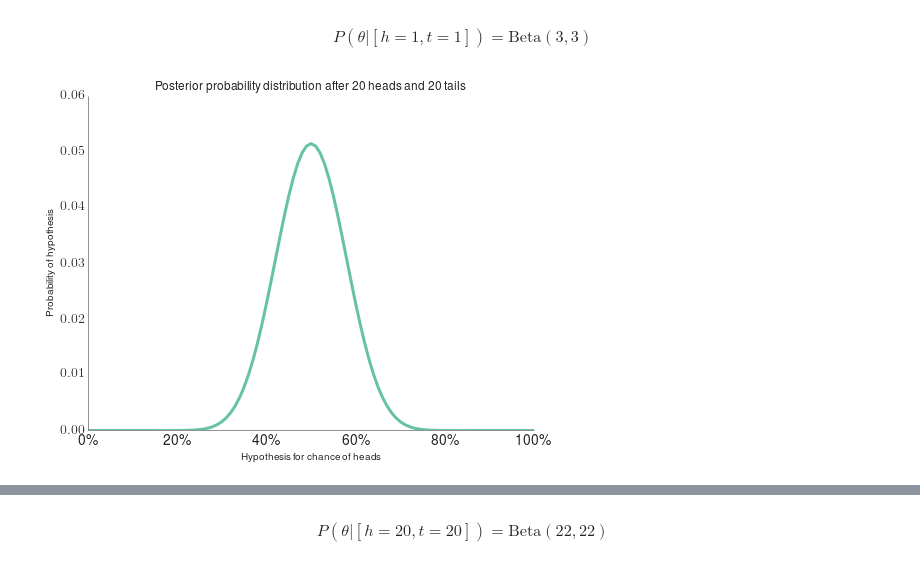
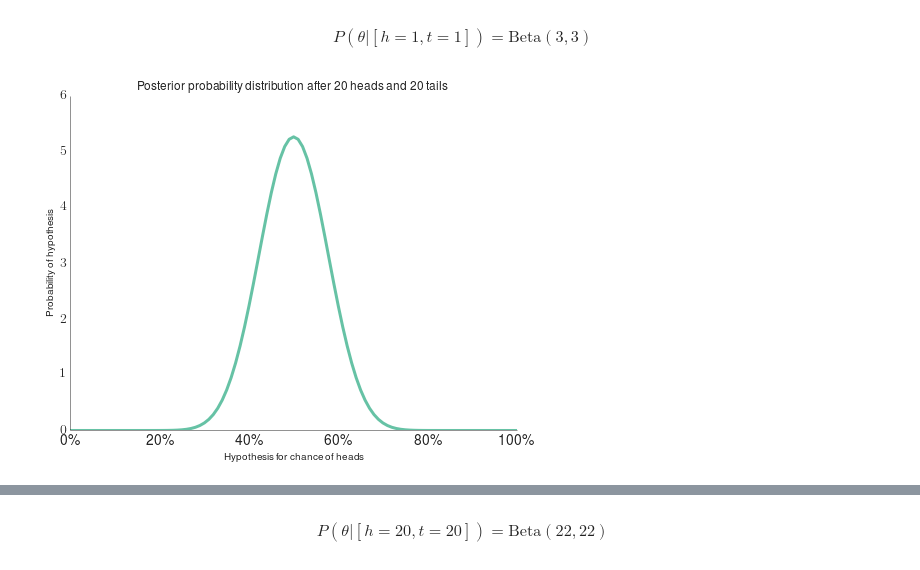
Before and after one commit to twiecki/pymc3_talk, a Jupyter notebook: bayesian_pymc3.ipynb, the cells around one changed output, grey strips where cells are left out. Saved outputs shown, nothing was run; the diff lists cells and outputs as text; code cells hidden in the pictures.

```diff
--- a/bayesian_pymc3.ipynb
+++ b/bayesian_pymc3.ipynb
@@ -156,16 +132,13 @@ $$ P(\theta | [h=1, t=1]) = \text{Beta}(3, 3) $$
 # %%
 fig = plt.figure(figsize=(8, 6))
 ax = fig.add_subplot(111, xlabel='Hypothesis for chance of heads',
             ylabel='Probability of hypothesis',
             title='Posterior probability distribution after 20 heads and 20 tails')
-for i in range(18):
-    update_success(possibilities)
-    update_failure(possibilities)
-ppl.plot(ax, x_coin, possibilities, linewidth=3.)
+ppl.plot(ax, x_coin, stats.beta(22, 22).pdf(x_coin), linewidth=3.)
 ax.set_xticklabels(['0\%', '20\%', '40\%', '60\%', '80\%', '100\%']);
 fig.savefig('coin4.png')
 # %% [output]
-[figure, old version]
+[figure, new version]
 # %%
 Image('coin4.png')
 # %% [output]
```
Also changed, not shown: parts of 12 cells of this notebook, 1 other file.
